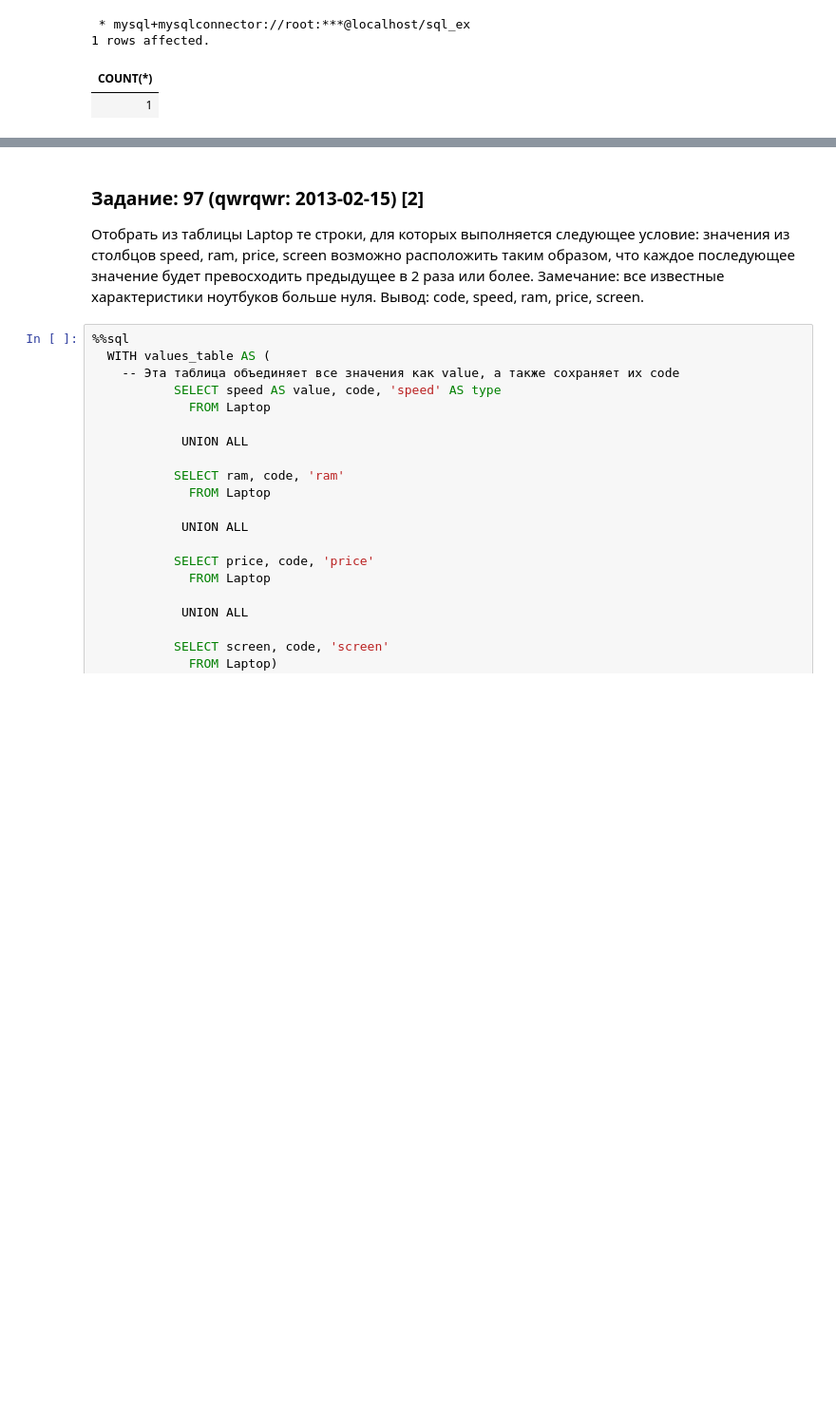
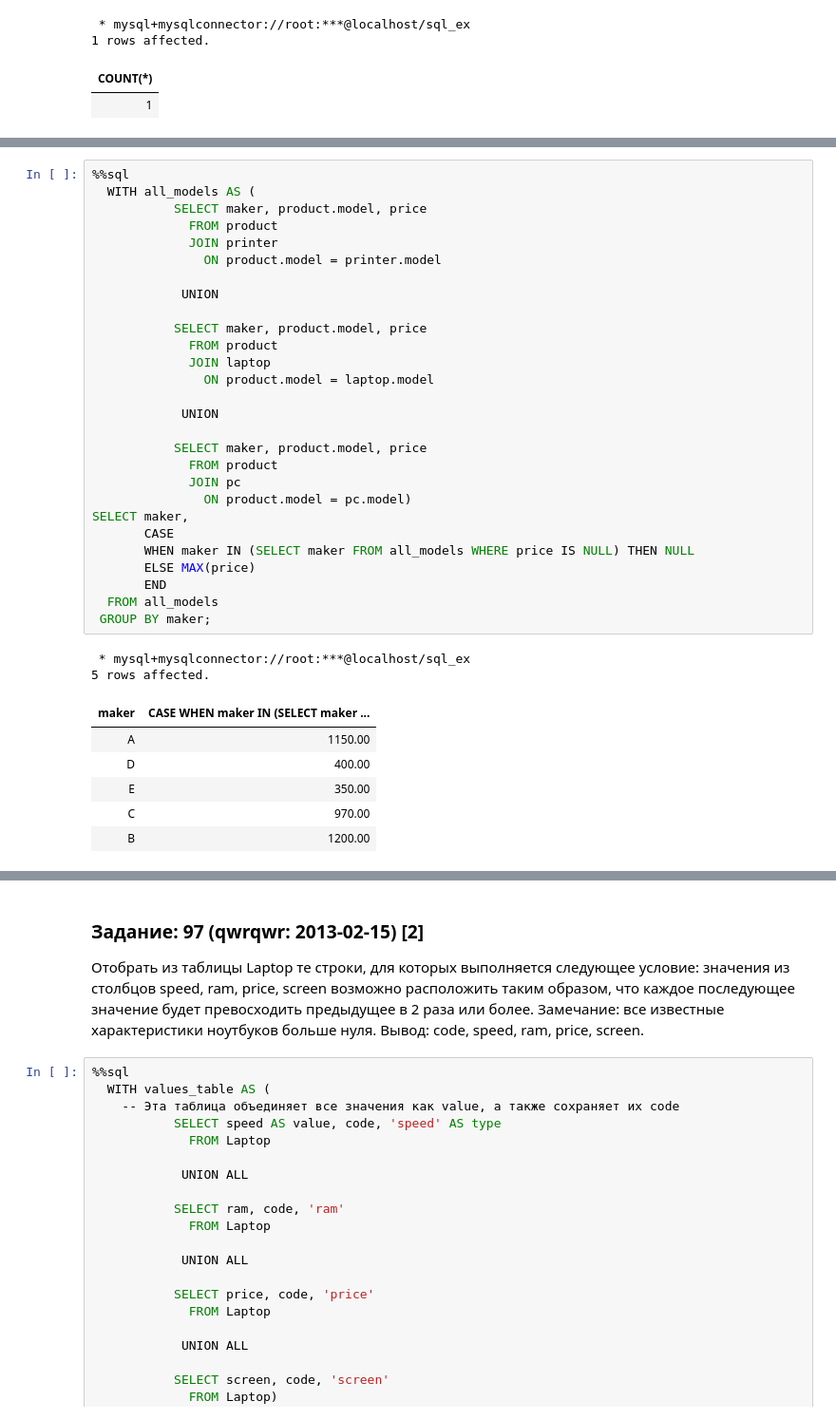
Before and after one commit to dided-s/sql-ex, a Jupyter notebook: select-training/computer-firm/tasks.ipynb, the cells around one changed output, grey strips where cells are left out. Shown at 95% size. Drawn from its saved outputs; the diff is of its cells as text; blank space fills up the shorter version.

```diff
--- a/select-training/computer-firm/tasks.ipynb
+++ b/select-training/computer-firm/tasks.ipynb
@@ -559,0 +617,37 @@ FROM (
+# %%
+%%sql
+  WITH all_models AS (
+           SELECT maker, product.model, price
+             FROM product
+             JOIN printer
+               ON product.model = printer.model
+
+            UNION
+
+           SELECT maker, product.model, price
+             FROM product
+             JOIN laptop
+               ON product.model = laptop.model
+
+            UNION
+
+           SELECT maker, product.model, price
+             FROM product
+             JOIN pc
+               ON product.model = pc.model)
+SELECT maker,
+       CASE
+       WHEN maker IN (SELECT maker FROM all_models WHERE price IS NULL) THEN NULL
+       ELSE MAX(price)
+       END
+  FROM all_models
+ GROUP BY maker;
+# %% [output]
+ * mysql+mysqlconnector://root:***@localhost/sql_ex
+5 rows affected.
+| maker | CASE WHEN maker IN (SELECT maker ... |
+| A | 1150.00 |
+| D | 400.00 |
+| E | 350.00 |
+| C | 970.00 |
+| B | 1200.00 |
```
Also changed, not shown: parts of 7 cells of this notebook, 4 other files.
